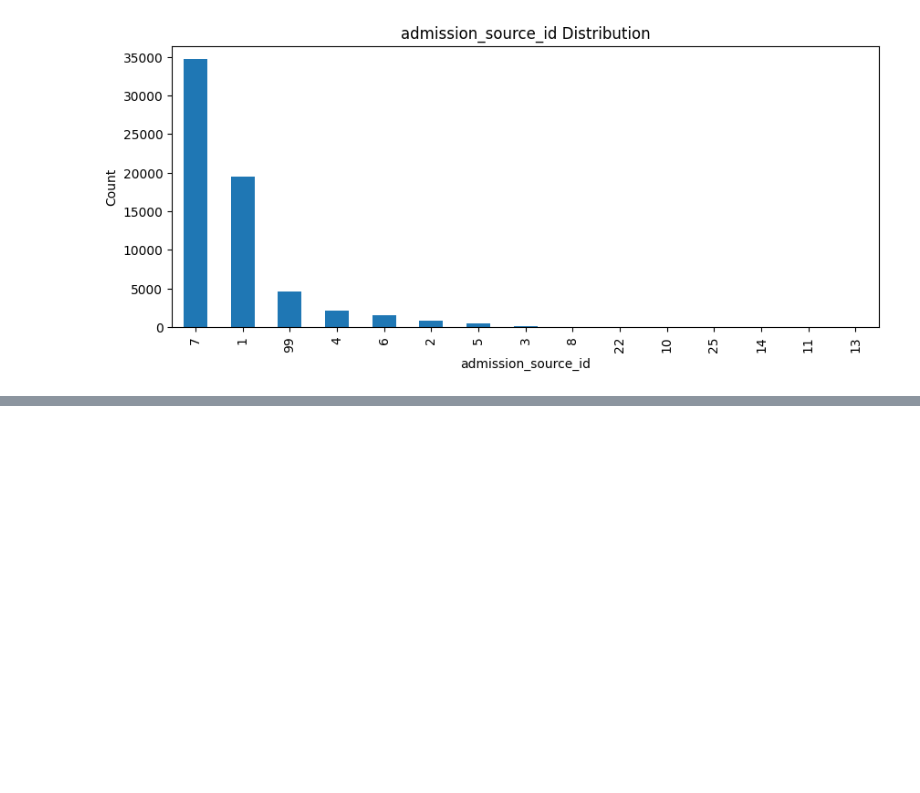
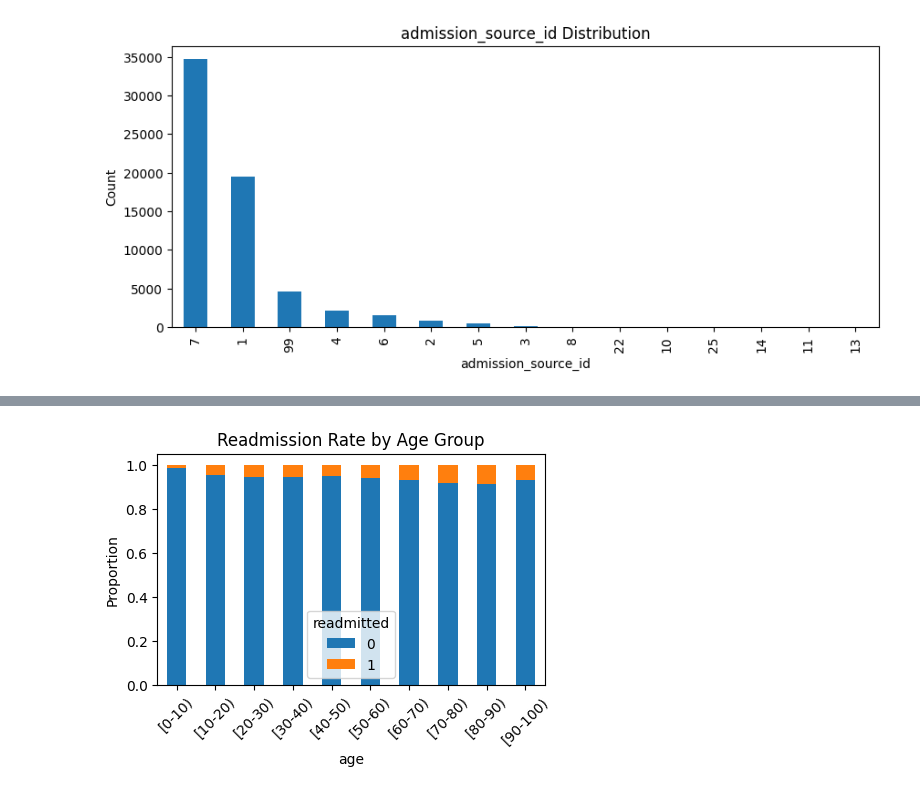
Before and after one commit to Priyanshi-Vishwakarma22/Hospital_Readmission_Risk_Prediction, a Jupyter notebook: notebook/healthcare_readmission_risk_prediction_EDA.ipynb, the cells around one changed output, grey strips where cells are left out. Saved outputs shown, nothing was run; the diff lists cells and outputs as text; code cells hidden in the pictures; blank space fills up the shorter version.

```diff
--- a/notebook/healthcare_readmission_risk_prediction_EDA.ipynb
+++ b/notebook/healthcare_readmission_risk_prediction_EDA.ipynb
@@ -665,0 +709,9 @@ for col in categorical_id_cols:
+# %%
+# Age vs readmitted
+pd.crosstab(df['age'], df['readmitted'], normalize='index').plot(kind='bar', stacked=True, figsize=(5,3))
+plt.title('Readmission Rate by Age Group')
+plt.ylabel('Proportion')
+plt.xticks(rotation=45)
+plt.show()
+# %% [output]
+[figure, added]
```
Also changed, not shown: parts of 14 cells of this notebook.
